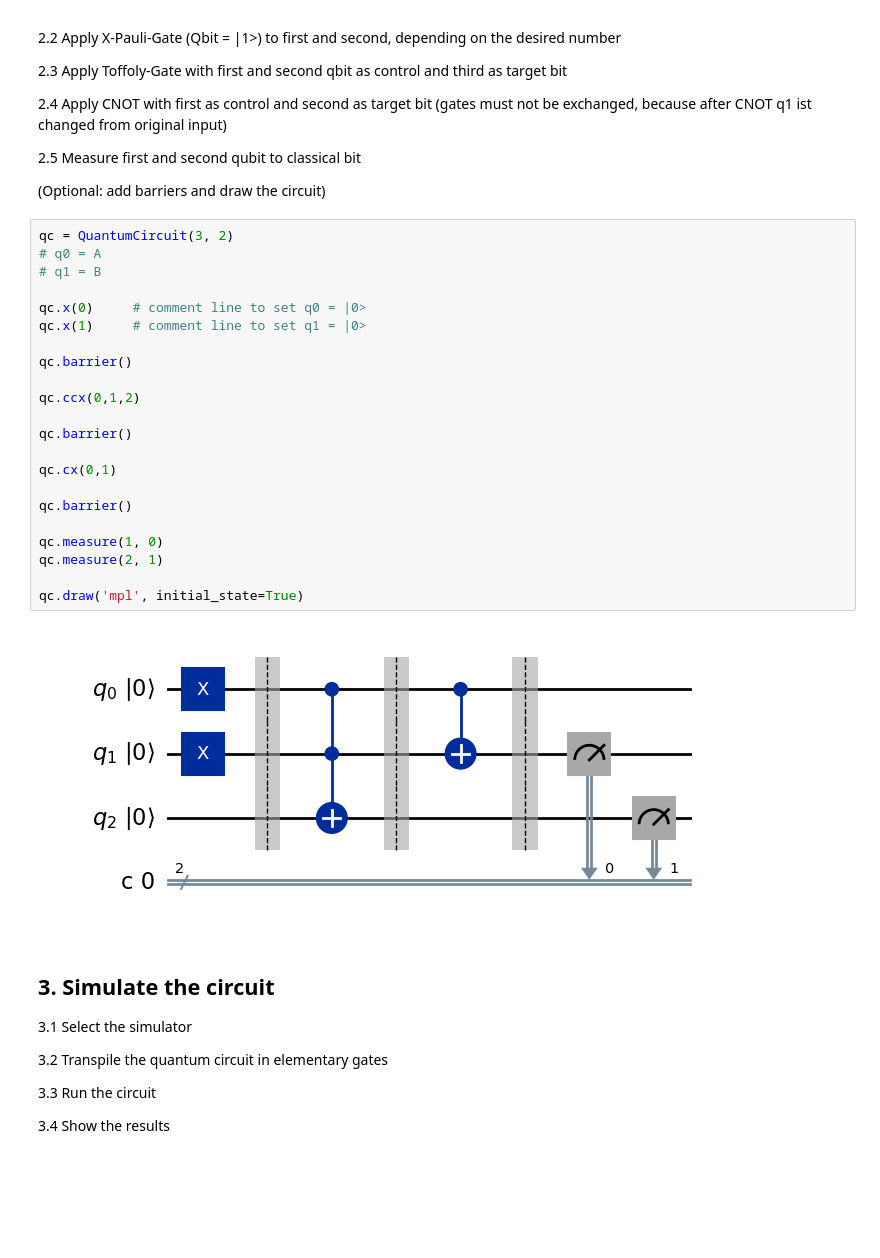
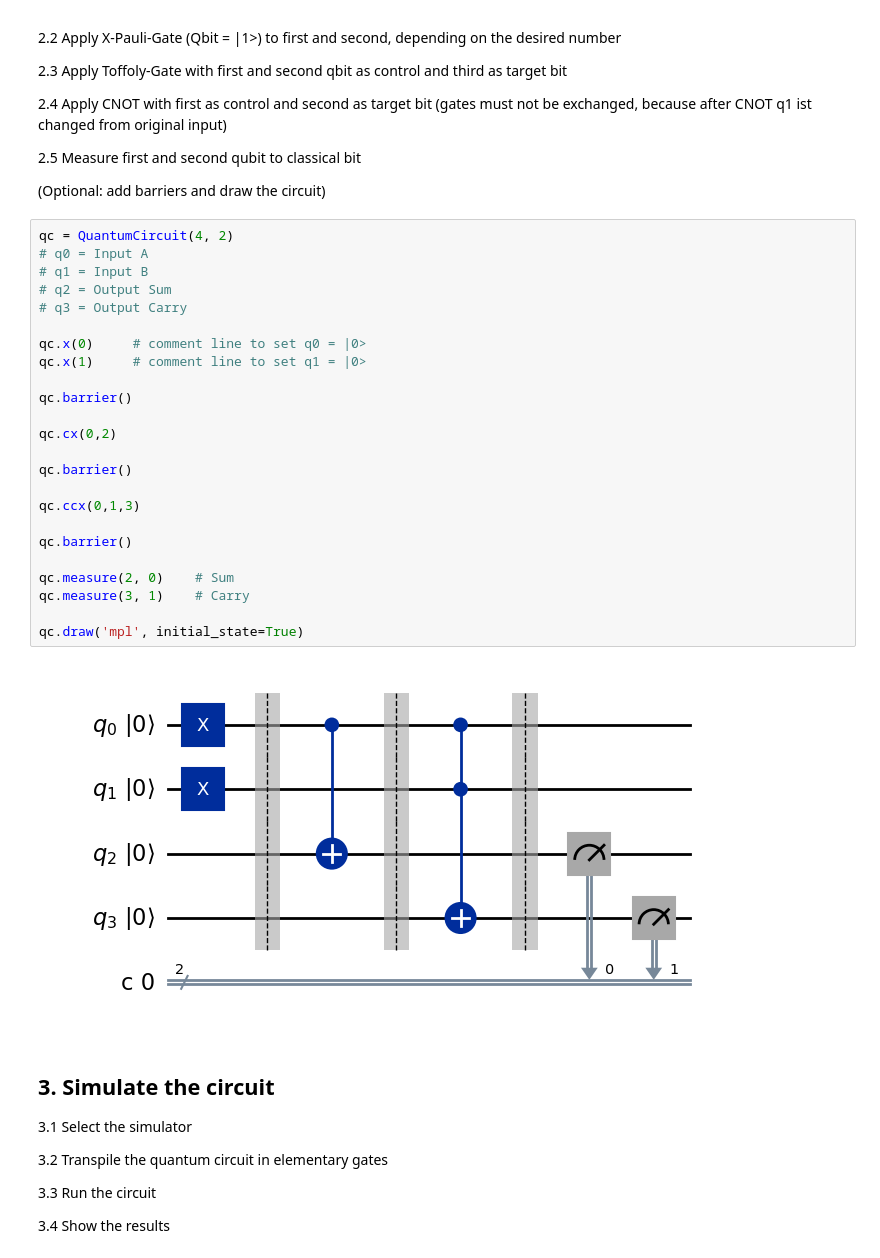
Before and after one commit to leki001/quantum-circuits-bachelor, a Jupyter notebook: notebooks/ThesisCircuits/HalfAdder.ipynb, the cells around one changed output. Saved outputs shown, nothing was run; the diff lists cells and outputs as text; blank space fills up the shorter version.

```diff
--- a/notebooks/ThesisCircuits/HalfAdder.ipynb
+++ b/notebooks/ThesisCircuits/HalfAdder.ipynb
@@ -22,29 +22,31 @@ from qiskit.visualization import plot_histogram
 
 (Optional: add barriers and draw the circuit)
 # %%
-qc = QuantumCircuit(3, 2)
-# q0 = A
-# q1 = B
+qc = QuantumCircuit(4, 2)
+# q0 = Input A
+# q1 = Input B
+# q2 = Output Sum
+# q3 = Output Carry
 
 qc.x(0)     # comment line to set q0 = |0>
 qc.x(1)     # comment line to set q1 = |0>
 
 qc.barrier()
 
-qc.ccx(0,1,2)
+qc.cx(0,2)
 
 qc.barrier()
 
-qc.cx(0,1)
+qc.ccx(0,1,3)
 
 qc.barrier()
 
-qc.measure(1, 0)
-qc.measure(2, 1)
+qc.measure(2, 0)    # Sum
+qc.measure(3, 1)    # Carry
 
 qc.draw('mpl', initial_state=True)
 # %% [output]
-[figure, old version]
+[figure, new version]
 # %% [markdown]
 ## 3. Simulate the circuit
 3.1 Select the simulator
```
Also changed, not shown: parts of 1 cell of this notebook, 3 other files.
